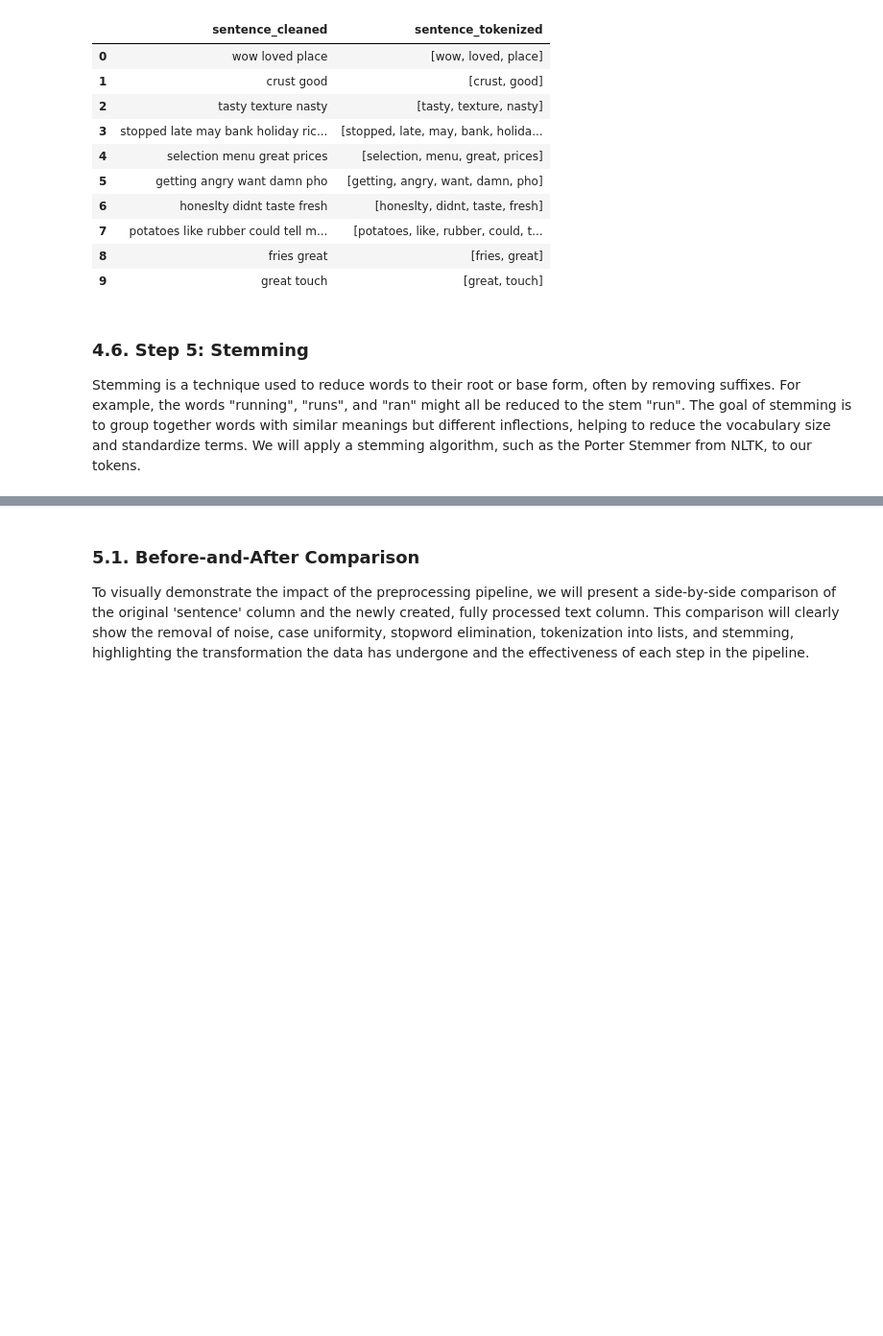
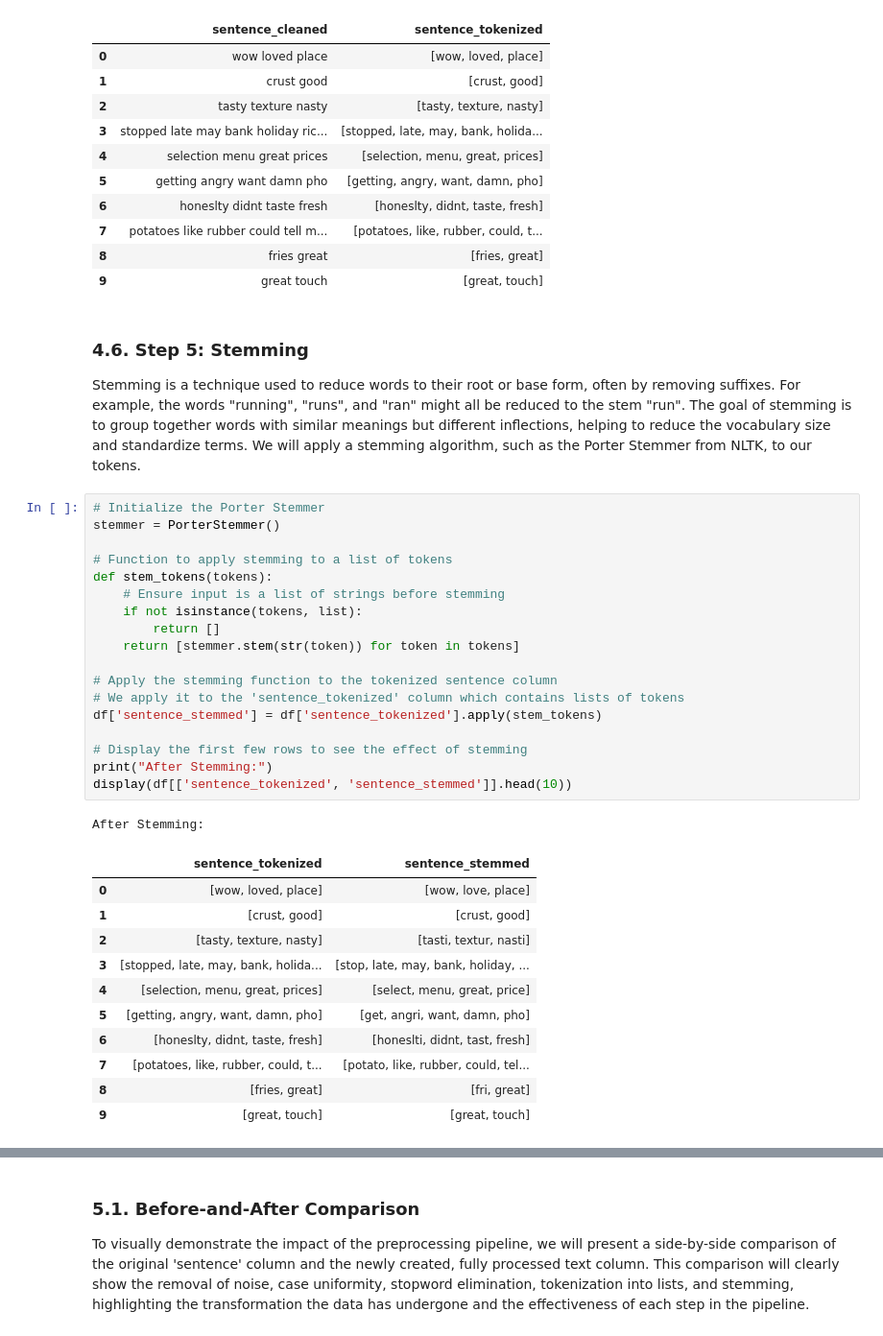
Before and after one commit to LatiefDataVisionary/sentiment-analysis-text-processing-bisa-ai, a Jupyter notebook: notebook/notebook.ipynb, the cells around one changed output, grey strips where cells are left out. Shown at 96% size. Saved outputs shown, nothing was run; the diff lists cells and outputs as text; blank space fills up the shorter version.

```diff
--- a/notebook/notebook.ipynb
+++ b/notebook/notebook.ipynb
@@ -623,7 +623,38 @@ After Tokenization:
 | 8 | fries great | [fries, great] |
 | 9 | great touch | [great, touch] |
 # %% [markdown]
-### 4.6. Step 5: Stemming
+### **4.6. Step 5: Stemming**
 
 Stemming is a technique used to reduce words to their root or base form, often by removing suffixes. For example, the words "running", "runs", and "ran" might all be reduced to the stem "run". The goal of stemming is to group together words with similar meanings but different inflections, helping to reduce the vocabulary size and standardize terms. We will apply a stemming algorithm, such as the Porter Stemmer from NLTK, to our tokens.
+# %%
+# Initialize the Porter Stemmer
+stemmer = PorterStemmer()
+
+# Function to apply stemming to a list of tokens
+def stem_tokens(tokens):
+    # Ensure input is a list of strings before stemming
+    if not isinstance(tokens, list):
+        return []
+    return [stemmer.stem(str(token)) for token in tokens]
+
+# Apply the stemming function to the tokenized sentence column
+# We apply it to the 'sentence_tokenized' column which contains lists of tokens
+df['sentence_stemmed'] = df['sentence_tokenized'].apply(stem_tokens)
+
+# Display the first few rows to see the effect of stemming
+print("After Stemming:")
+display(df[['sentence_tokenized', 'sentence_stemmed']].head(10))
+# %% [output]
+After Stemming:
+|  | sentence_tokenized | sentence_stemmed |
+| 0 | [wow, loved, place] | [wow, love, place] |
+| 1 | [crust, good] | [crust, good] |
+| 2 | [tasty, texture, nasty] | [tasti, textur, nasti] |
+| 3 | [stopped, late, may, bank, holida... | [stop, late, may, bank, holiday, ... |
+| 4 | [selection, menu, great, prices] | [select, menu, great, price] |
+| 5 | [getting, angry, want, damn, pho] | [get, angri, want, damn, pho] |
+| 6 | [honeslty, didnt, taste, fresh] | [honeslti, didnt, tast, fresh] |
+| 7 | [potatoes, like, rubber, could, t... | [potato, like, rubber, could, tel... |
+| 8 | [fries, great] | [fri, great] |
+| 9 | [great, touch] | [great, touch] |
 # %% [markdown]
```
Also changed, not shown: parts of 1 cell of this notebook.
